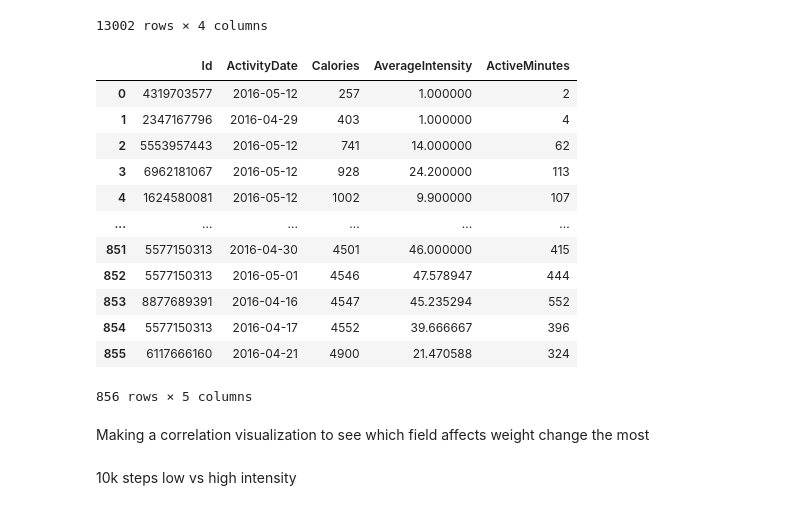
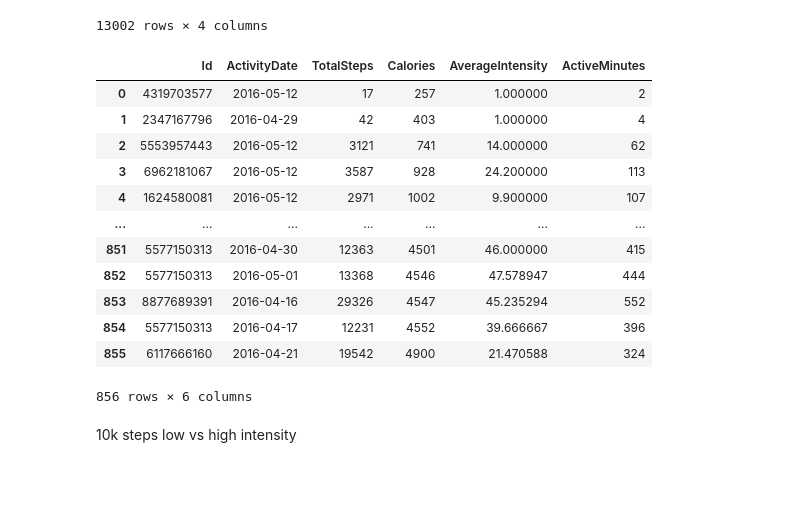
Before and after one commit to M0pare02/Fitbit_Data_Analysis, a Jupyter notebook: Notebooks/Data_Cleaning.ipynb, the cells around one changed output. Drawn from its saved outputs; the diff is of its cells as text; code cells hidden in the pictures; blank space fills up the shorter version.

Commit message:
worked on query3 and visuals

```diff
--- a/Notebooks/Data_Cleaning.ipynb
+++ b/Notebooks/Data_Cleaning.ipynb
@@ -487,38 +467,38 @@ display(Hourly_Intensity_df)
 # %%
 #todo:
 #handle outliers, wrong data might be affecting results
 query2 = """
     WITH avg_DailyIntensity AS (
     SELECT Id,Date, AVG(Intensity) AS AverageIntensity
     FROM hourly_Intensity
     WHERE Intensity != 0
     GROUP BY Id, Date
     )
     SELECT
-        da.Id, da.ActivityDate, da.Calories,
+        da.Id, da.ActivityDate, da.Calories, da.TotalSteps,
         COALESCE(VeryActiveMinutes, 0) + COALESCE(FairlyActiveMinutes, 0) + COALESCE(LightlyActiveMinutes, 0) AS ActiveMinutes,
         adi.AverageIntensity
     FROM Daily_Activity da
     JOIN avg_DailyIntensity adi ON da.Id = adi.Id AND da.ActivityDate = adi.Date
     ORDER BY da.Calories;
     """
 result2 = pd.read_sql(query2, conn)
 
-display(result2[['Id','ActivityDate','Calories','AverageIntensity','ActiveMinutes']])
+display(result2[['Id','ActivityDate','TotalSteps','Calories','AverageIntensity','ActiveMinutes']])
 # %% [output]
-|  | Id | ActivityDate | Calories | AverageIntensity | ActiveMinutes |
-| 0 | 4319703577 | 2016-05-12 | 257 | 1.000000 | 2 |
-| 1 | 2347167796 | 2016-04-29 | 403 | 1.000000 | 4 |
-| 2 | 5553957443 | 2016-05-12 | 741 | 14.000000 | 62 |
-| 3 | 6962181067 | 2016-05-12 | 928 | 24.200000 | 113 |
-| 4 | 1624580081 | 2016-05-12 | 1002 | 9.900000 | 107 |
-| ... | ... | ... | ... | ... | ... |
-| 851 | 5577150313 | 2016-04-30 | 4501 | 46.000000 | 415 |
-| 852 | 5577150313 | 2016-05-01 | 4546 | 47.578947 | 444 |
-| 853 | 8877689391 | 2016-04-16 | 4547 | 45.235294 | 552 |
-| 854 | 5577150313 | 2016-04-17 | 4552 | 39.666667 | 396 |
-| 855 | 6117666160 | 2016-04-21 | 4900 | 21.470588 | 324 |
+|  | Id | ActivityDate | TotalSteps | Calories | AverageIntensity | ActiveMinutes |
+| 0 | 4319703577 | 2016-05-12 | 17 | 257 | 1.000000 | 2 |
+| 1 | 2347167796 | 2016-04-29 | 42 | 403 | 1.000000 | 4 |
+| 2 | 5553957443 | 2016-05-12 | 3121 | 741 | 14.000000 | 62 |
+| 3 | 6962181067 | 2016-05-12 | 3587 | 928 | 24.200000 | 113 |
+| 4 | 1624580081 | 2016-05-12 | 2971 | 1002 | 9.900000 | 107 |
+| ... | ... | ... | ... | ... | ... | ... |
+| 851 | 5577150313 | 2016-04-30 | 12363 | 4501 | 46.000000 | 415 |
+| 852 | 5577150313 | 2016-05-01 | 13368 | 4546 | 47.578947 | 444 |
+| 853 | 8877689391 | 2016-04-16 | 29326 | 4547 | 45.235294 | 552 |
+| 854 | 5577150313 | 2016-04-17 | 12231 | 4552 | 39.666667 | 396 |
+| 855 | 6117666160 | 2016-04-21 | 19542 | 4900 | 21.470588 | 324 |
-856 rows × 5 columns
+856 rows × 6 columns
 # %%
 fig = px.scatter(
     result2, x='ActiveMinutes', y='Calories',
@@ -547,7 +529,5 @@ fig = px.bar(df_strat, x='IntensityQuintile', y='Calories',
                    title='Mean Calories by Intensity, stratified by ActiveMinutes')
 fig.for_each_annotation(lambda a: a.update(text=a.text.split('=')[-1]))
 fig.show()
-# %% [markdown]
-Making a correlation visualization to see which field affects weight change the most
 # %% [markdown]
 10k steps low vs high intensity
```
Also changed, not shown: parts of 7 cells of this notebook.
